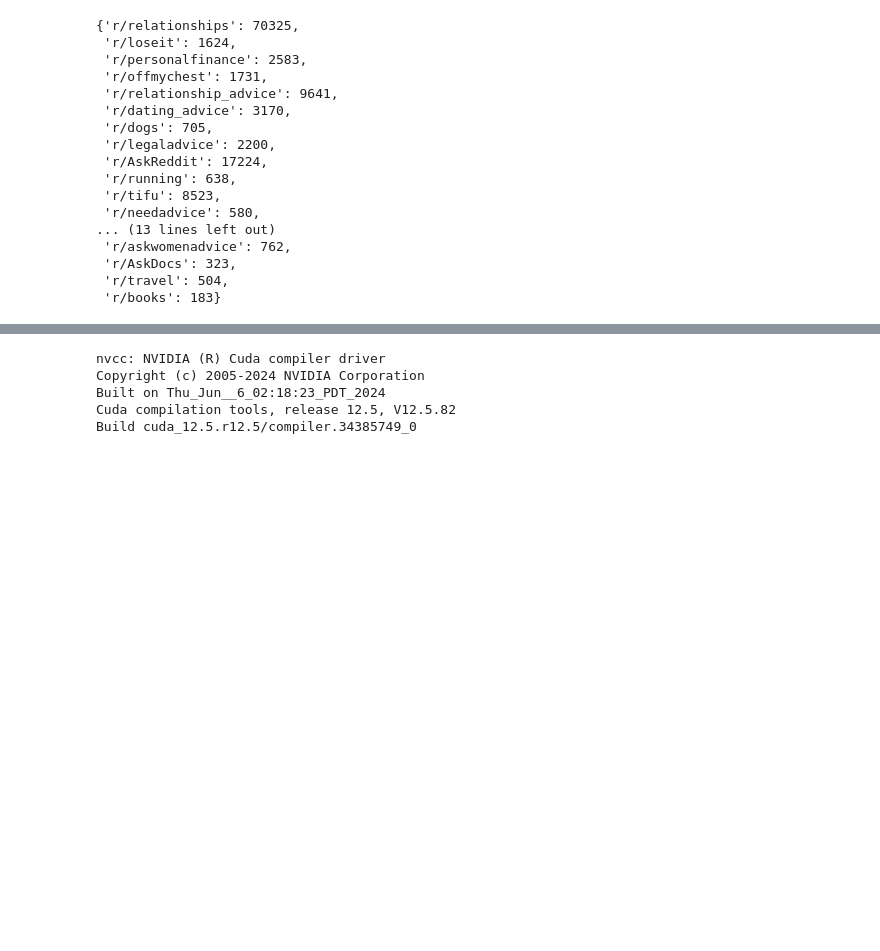
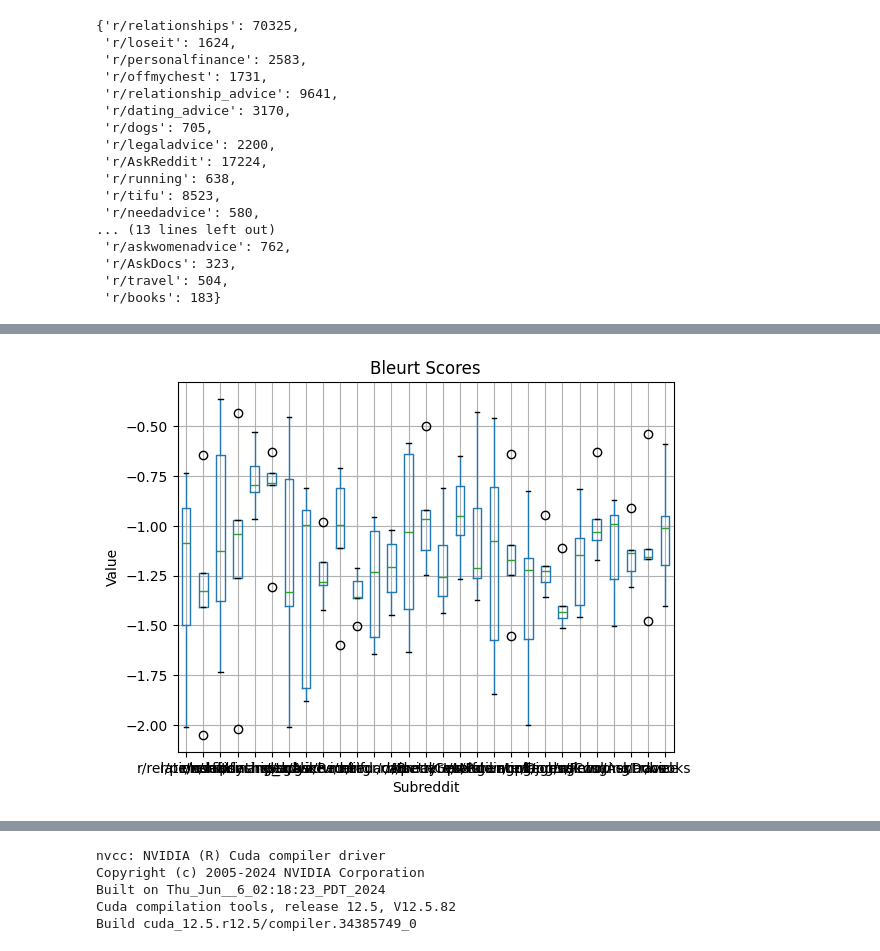
Before and after one commit to au-nlp/project-milestone-p2-group13, a Jupyter notebook: NLP (1).ipynb, the cells around one changed output, grey strips where cells are left out. Drawn from its saved outputs; the diff is of its cells as text; code cells hidden in the pictures; blank space fills up the shorter version.

```diff
--- a/NLP (1).ipynb
+++ b/NLP (1).ipynb
@@ -133,20 +135,21 @@ for subreddit in subreddits:
   start = time.time()
   completions = []
   labels = []
-  for post in sub_dataset['train'].select(range(amount_of_posts_to_evaluate)):
+  #for post in sub_dataset['train'].select(range(amount_of_posts_to_evaluate)):
+  for post in sub_dataset['train'].select(range(5)):
     generatedText = pipe(post['prompt'])
 
     noirScore = NOIR(post['prompt'], generatedText[0]['summary_text'])
     noirScores[subreddit].append(noirScore)
 
-    completions.append(generatedText)
+    completions.append(generatedText[0]['summary_text'])
     labels.append(post['completion'])
 
   bleurtScore = bleurt.compute(predictions=completions, references=labels)
   bleurtScores[subreddit] = bleurtScore['scores']
 
   rougeScore = rouge.compute(predictions=completions, references=labels)
-  rougeScores[subreddit] = rougeScore['scores']
+  rougeScores[subreddit] = rougeScore
 
   end = time.time()
   print("Time: " + str(end-start))
@@ -259,0 +170,14 @@ plt.show()
+# %%
+import pandas as pd
+import matplotlib.pyplot as plt
+
+# Example DataFrame
+df = pd.DataFrame(bleurtScores)
+
+df.boxplot()
+plt.title("Bleurt Scores")
+plt.xlabel("Subreddit")
+plt.ylabel("Value")
+plt.show()
+# %% [output]
+[figure, added]
```
Also changed, not shown: parts of 7 cells of this notebook, 1 other file.
